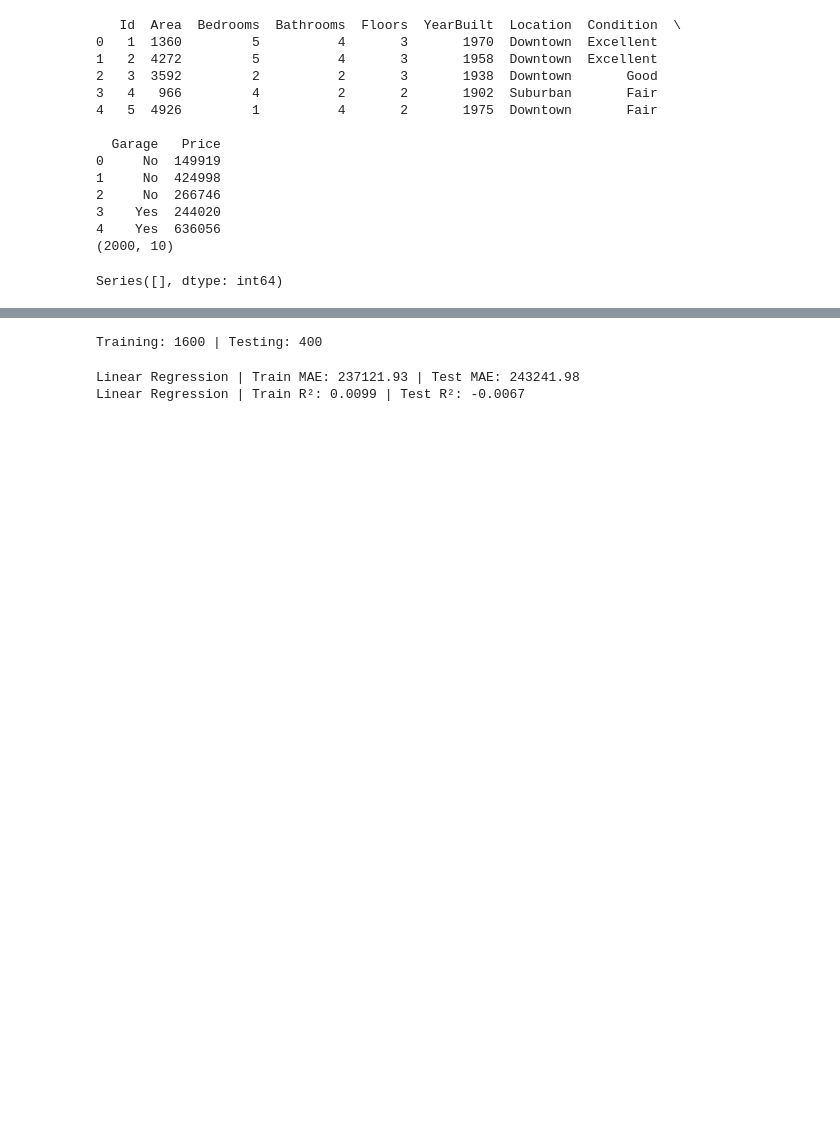
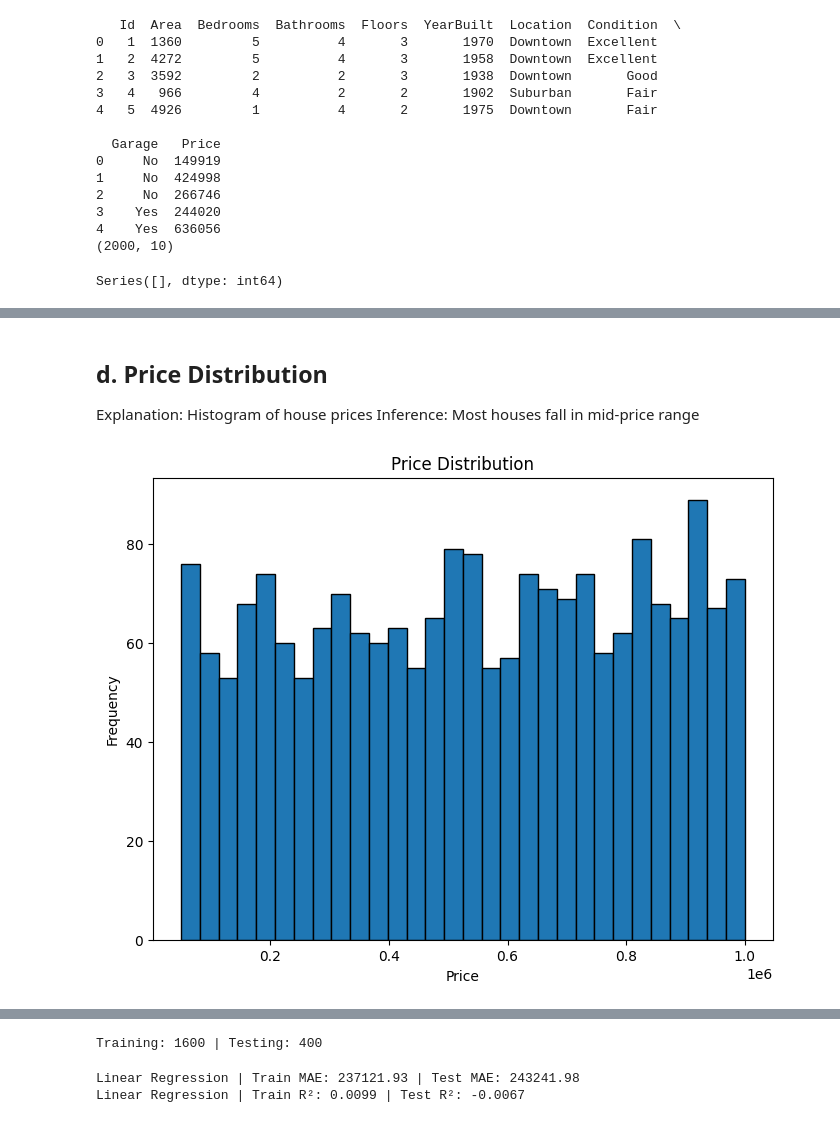
Before and after one commit to rounakkumar-tech/House-Price-prediction, a Jupyter notebook: app.ipynb, the cells around one changed output, grey strips where cells are left out. Cells and saved outputs as stored; diff of their text form; code cells hidden in the pictures; blank space fills up the shorter version.

```diff
--- a/app.ipynb
+++ b/app.ipynb
@@ -34,0 +67,14 @@ Series([], dtype: int64)
+# %% [markdown]
+## d. Price Distribution
+
+Explanation: Histogram of house prices
+Inference: Most houses fall in mid-price range
+# %%
+plt.figure(figsize=(8,6))
+plt.hist(df['Price'], bins=30, edgecolor='black')
+plt.xlabel('Price')
+plt.ylabel('Frequency')
+plt.title('Price Distribution')
+plt.show()
+# %% [output]
+[figure, added]
```
Also changed, not shown: parts of 16 cells of this notebook, 2 other files.
